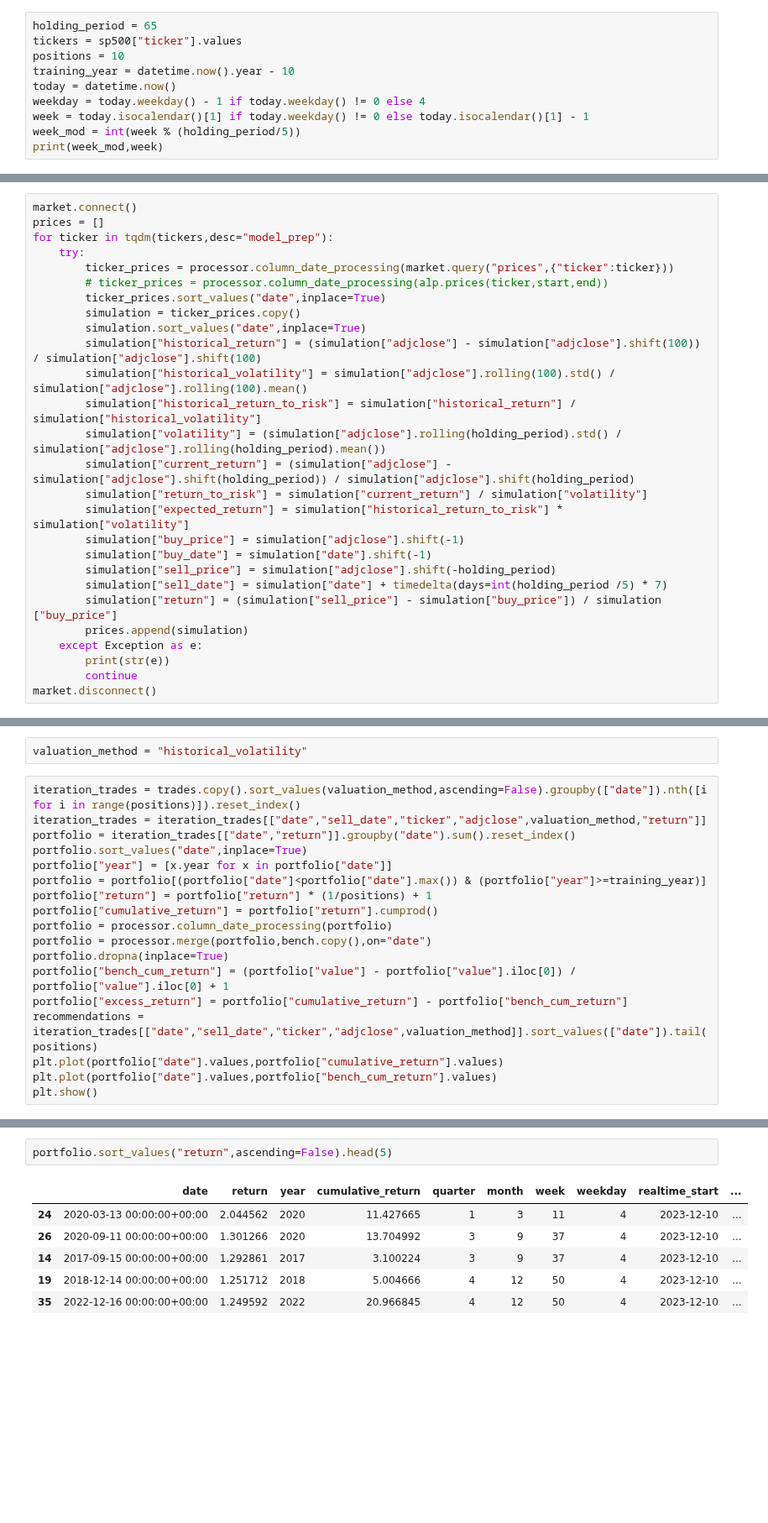
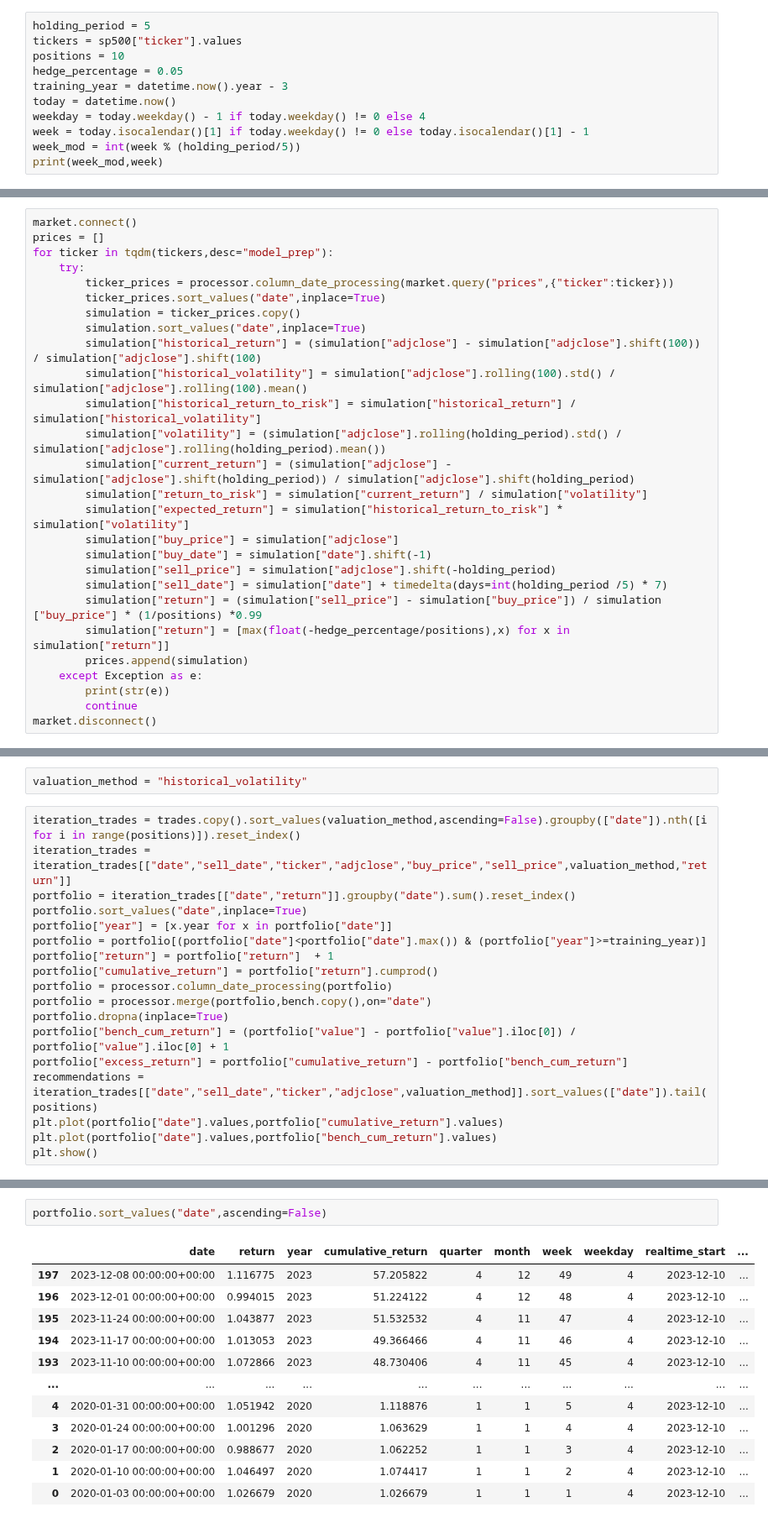
Before and after one commit to chung-ejy/sapling, a Jupyter notebook: oliveluck.ipynb, the cells around one changed output, grey strips where cells are left out. Shown at 84% size. Saved outputs shown, nothing was run; the diff lists cells and outputs as text; blank space fills up the shorter version.

```diff
--- a/oliveluck.ipynb
+++ b/oliveluck.ipynb
@@ -19,10 +19,11 @@ sp500 = market.retrieve("sp500")
 market.disconnect()
 alp = ALPExtractor()
 # %%
-holding_period = 65
+holding_period = 5
 tickers = sp500["ticker"].values
 positions = 10
-training_year = datetime.now().year - 10
+hedge_percentage = 0.05
+training_year = datetime.now().year - 3
 today = datetime.now()
 weekday = today.weekday() - 1 if today.weekday() != 0 else 4
 week = today.isocalendar()[1] if today.weekday() != 0 else today.isocalendar()[1] - 1
@@ -36,7 +37,6 @@ prices = []
 for ticker in tqdm(tickers,desc="model_prep"):
     try:
         ticker_prices = processor.column_date_processing(market.query("prices",{"ticker":ticker}))
-        # ticker_prices = processor.column_date_processing(alp.prices(ticker,start,end))
         ticker_prices.sort_values("date",inplace=True)
         simulation = ticker_prices.copy()
         simulation.sort_values("date",inplace=True)
@@ -47,11 +47,12 @@ for ticker in tqdm(tickers,desc="model_prep"):
         simulation["current_return"] = (simulation["adjclose"] - simulation["adjclose"].shift(holding_period)) / simulation["adjclose"].shift(holding_period)
         simulation["return_to_risk"] = simulation["current_return"] / simulation["volatility"]
         simulation["expected_return"] = simulation["historical_return_to_risk"] * simulation["volatility"]
-        simulation["buy_price"] = simulation["adjclose"].shift(-1)
+        simulation["buy_price"] = simulation["adjclose"]
         simulation["buy_date"] = simulation["date"].shift(-1)
         simulation["sell_price"] = simulation["adjclose"].shift(-holding_period)
         simulation["sell_date"] = simulation["date"] + timedelta(days=int(holding_period /5) * 7)
-        simulation["return"] = (simulation["sell_price"] - simulation["buy_price"]) / simulation ["buy_price"]
+        simulation["return"] = (simulation["sell_price"] - simulation["buy_price"]) / simulation ["buy_price"] * (1/positions) *0.99
+        simulation["return"] = [max(float(-hedge_percentage/positions),x) for x in simulation["return"]]
         prices.append(simulation)
     except Exception as e:
         print(str(e))
@@ -121,12 +122,12 @@ report.sort_values("excess_return",ascending=False)
 valuation_method = "historical_volatility"
 # %%
 iteration_trades = trades.copy().sort_values(valuation_method,ascending=False).groupby(["date"]).nth([i for i in range(positions)]).reset_index()
-iteration_trades = iteration_trades[["date","sell_date","ticker","adjclose",valuation_method,"return"]]
+iteration_trades = iteration_trades[["date","sell_date","ticker","adjclose","buy_price","sell_price",valuation_method,"return"]]
 portfolio = iteration_trades[["date","return"]].groupby("date").sum().reset_index()
 portfolio.sort_values("date",inplace=True)
 portfolio["year"] = [x.year for x in portfolio["date"]]
 portfolio = portfolio[(portfolio["date"]<portfolio["date"].max()) & (portfolio["year"]>=training_year)]
-portfolio["return"] = portfolio["return"] * (1/positions) + 1
+portfolio["return"] = portfolio["return"]  + 1
 portfolio["cumulative_return"] = portfolio["return"].cumprod()
 portfolio = processor.column_date_processing(portfolio)
 portfolio = processor.merge(portfolio,bench.copy(),on="date")
@@ -142,9 +143,15 @@ plt.show()
 # %%
-portfolio.sort_values("return",ascending=False).head(5)
+portfolio.sort_values("date",ascending=False)
 # %% [output]
 |  | date | return | year | cumulative_return | quarter | month | week | weekday | realtime_start | ... |
-| 24 | 2020-03-13 00:00:00+00:00 | 2.044562 | 2020 | 11.427665 | 1 | 3 | 11 | 4 | 2023-12-10 | ... |
-| 26 | 2020-09-11 00:00:00+00:00 | 1.301266 | 2020 | 13.704992 | 3 | 9 | 37 | 4 | 2023-12-10 | ... |
-| 14 | 2017-09-15 00:00:00+00:00 | 1.292861 | 2017 | 3.100224 | 3 | 9 | 37 | 4 | 2023-12-10 | ... |
-| 19 | 2018-12-14 00:00:00+00:00 | 1.251712 | 2018 | 5.004666 | 4 | 12 | 50 | 4 | 2023-12-10 | ... |
-| 35 | 2022-12-16 00:00:00+00:00 | 1.249592 | 2022 | 20.966845 | 4 | 12 | 50 | 4 | 2023-12-10 | ... |
+| 197 | 2023-12-08 00:00:00+00:00 | 1.116775 | 2023 | 57.205822 | 4 | 12 | 49 | 4 | 2023-12-10 | ... |
+| 196 | 2023-12-01 00:00:00+00:00 | 0.994015 | 2023 | 51.224122 | 4 | 12 | 48 | 4 | 2023-12-10 | ... |
+| 195 | 2023-11-24 00:00:00+00:00 | 1.043877 | 2023 | 51.532532 | 4 | 11 | 47 | 4 | 2023-12-10 | ... |
+| 194 | 2023-11-17 00:00:00+00:00 | 1.013053 | 2023 | 49.366466 | 4 | 11 | 46 | 4 | 2023-12-10 | ... |
+| 193 | 2023-11-10 00:00:00+00:00 | 1.072866 | 2023 | 48.730406 | 4 | 11 | 45 | 4 | 2023-12-10 | ... |
+| ... | ... | ... | ... | ... | ... | ... | ... | ... | ... | ... |
+| 4 | 2020-01-31 00:00:00+00:00 | 1.051942 | 2020 | 1.118876 | 1 | 1 | 5 | 4 | 2023-12-10 | ... |
+| 3 | 2020-01-24 00:00:00+00:00 | 1.001296 | 2020 | 1.063629 | 1 | 1 | 4 | 4 | 2023-12-10 | ... |
+| 2 | 2020-01-17 00:00:00+00:00 | 0.988677 | 2020 | 1.062252 | 1 | 1 | 3 | 4 | 2023-12-10 | ... |
+| 1 | 2020-01-10 00:00:00+00:00 | 1.046497 | 2020 | 1.074417 | 1 | 1 | 2 | 4 | 2023-12-10 | ... |
+| 0 | 2020-01-03 00:00:00+00:00 | 1.026679 | 2020 | 1.026679 | 1 | 1 | 1 | 4 | 2023-12-10 | ... |
```
Also changed, not shown: parts of 7 cells of this notebook, 3 other files.
